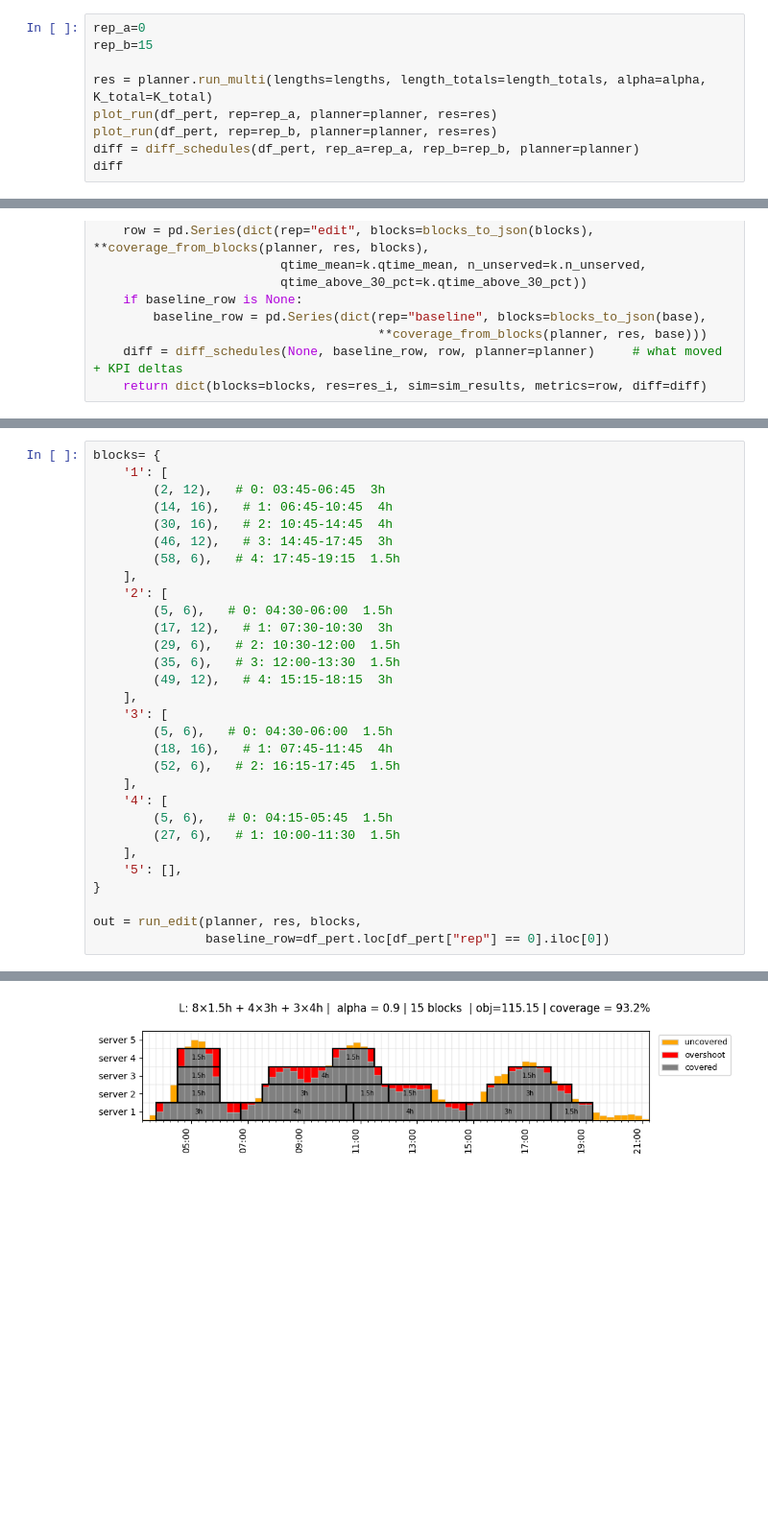
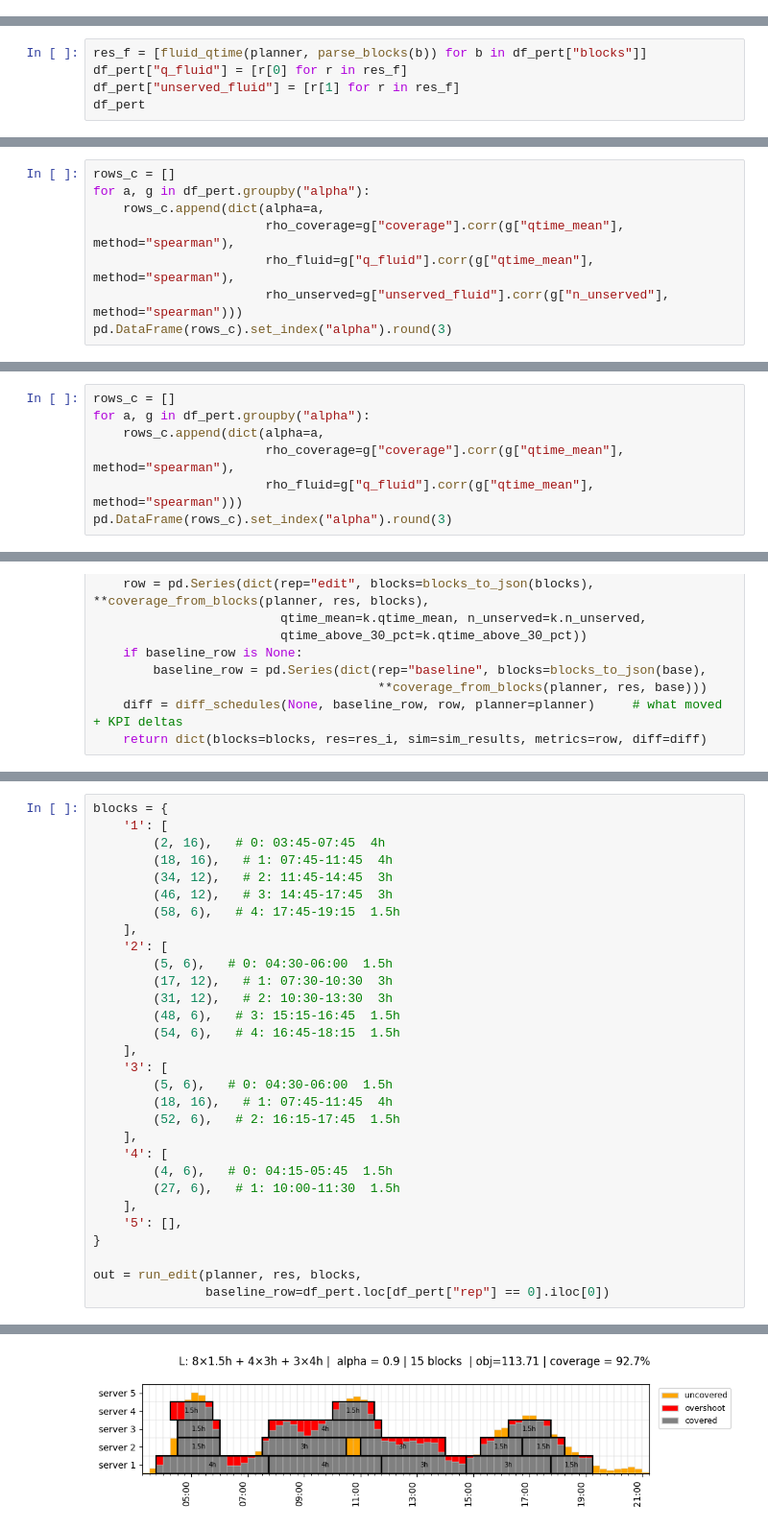
Before and after one commit to ZanchiLorenzo/security_paper, a Jupyter notebook: Tester FLR security.ipynb, the cells around one changed output, grey strips where cells are left out. Shown at 96% size. Cells and saved outputs as stored; diff of their text form; blank space fills up the shorter version.

```diff
--- a/Tester FLR security.ipynb
+++ b/Tester FLR security.ipynb
@@ -2329,9 +1957,0 @@ df_pert
-# %%
-rep_a=0
-rep_b=15
-
-res = planner.run_multi(lengths=lengths, length_totals=length_totals, alpha=alpha, K_total=K_total)
-plot_run(df_pert, rep=rep_a, planner=planner, res=res)
-plot_run(df_pert, rep=rep_b, planner=planner, res=res)
-diff = diff_schedules(df_pert, rep_a=rep_a, rep_b=rep_b, planner=planner)
-diff
@@ -2352,0 +1997,5 @@ n_unserved  178.7400  201.9200  23.1800
+# %%
+res_f = [fluid_qtime(planner, parse_blocks(b)) for b in df_pert["blocks"]]
+df_pert["q_fluid"] = [r[0] for r in res_f]
+df_pert["unserved_fluid"] = [r[1] for r in res_f]
+df_pert
@@ -2352,0 +2016,8 @@ n_unserved  178.7400  201.9200  23.1800
+# %%
+rows_c = []
+for a, g in df_pert.groupby("alpha"):
+    rows_c.append(dict(alpha=a,
+                       rho_coverage=g["coverage"].corr(g["qtime_mean"], method="spearman"),
+                       rho_fluid=g["q_fluid"].corr(g["qtime_mean"], method="spearman"),
+                       rho_unserved=g["unserved_fluid"].corr(g["n_unserved"], method="spearman")))
+pd.DataFrame(rows_c).set_index("alpha").round(3)
@@ -2352,0 +2049,7 @@ n_unserved  178.7400  201.9200  23.1800
+# %%
+rows_c = []
+for a, g in df_pert.groupby("alpha"):
+    rows_c.append(dict(alpha=a,
+                       rho_coverage=g["coverage"].corr(g["qtime_mean"], method="spearman"),
+                       rho_fluid=g["q_fluid"].corr(g["qtime_mean"], method="spearman")))
+pd.DataFrame(rows_c).set_index("alpha").round(3)
@@ -2442,20 +2156,20 @@ blocks = {
     '5': [],
 }
 # %%
-blocks= {
+blocks = {
     '1': [
-        (2, 12),   # 0: 03:45-06:45  3h
-        (14, 16),   # 1: 06:45-10:45  4h
-        (30, 16),   # 2: 10:45-14:45  4h
+        (2, 16),   # 0: 03:45-07:45  4h
+        (18, 16),   # 1: 07:45-11:45  4h
+        (34, 12),   # 2: 11:45-14:45  3h
         (46, 12),   # 3: 14:45-17:45  3h
         (58, 6),   # 4: 17:45-19:15  1.5h
     ],
     '2': [
         (5, 6),   # 0: 04:30-06:00  1.5h
         (17, 12),   # 1: 07:30-10:30  3h
-        (29, 6),   # 2: 10:30-12:00  1.5h
-        (35, 6),   # 3: 12:00-13:30  1.5h
-        (49, 12),   # 4: 15:15-18:15  3h
+        (31, 12),   # 2: 10:30-13:30  3h
+        (48, 6),   # 3: 15:15-16:45  1.5h
+        (54, 6),   # 4: 16:45-18:15  1.5h
     ],
     '3': [
         (5, 6),   # 0: 04:30-06:00  1.5h
@@ -2463,7 +2177,7 @@ blocks= {
         (52, 6),   # 2: 16:15-17:45  1.5h
     ],
     '4': [
-        (5, 6),   # 0: 04:15-05:45  1.5h
+        (4, 6),   # 0: 04:15-05:45  1.5h
         (27, 6),   # 1: 10:00-11:30  1.5h
     ],
     '5': [],
@@ -2477,2 +2191,2 @@ Baseline
 Edited
-[figure, old version]
+[figure, new version]
```
Also changed, not shown: parts of 31 cells of this notebook, 4 other files.
